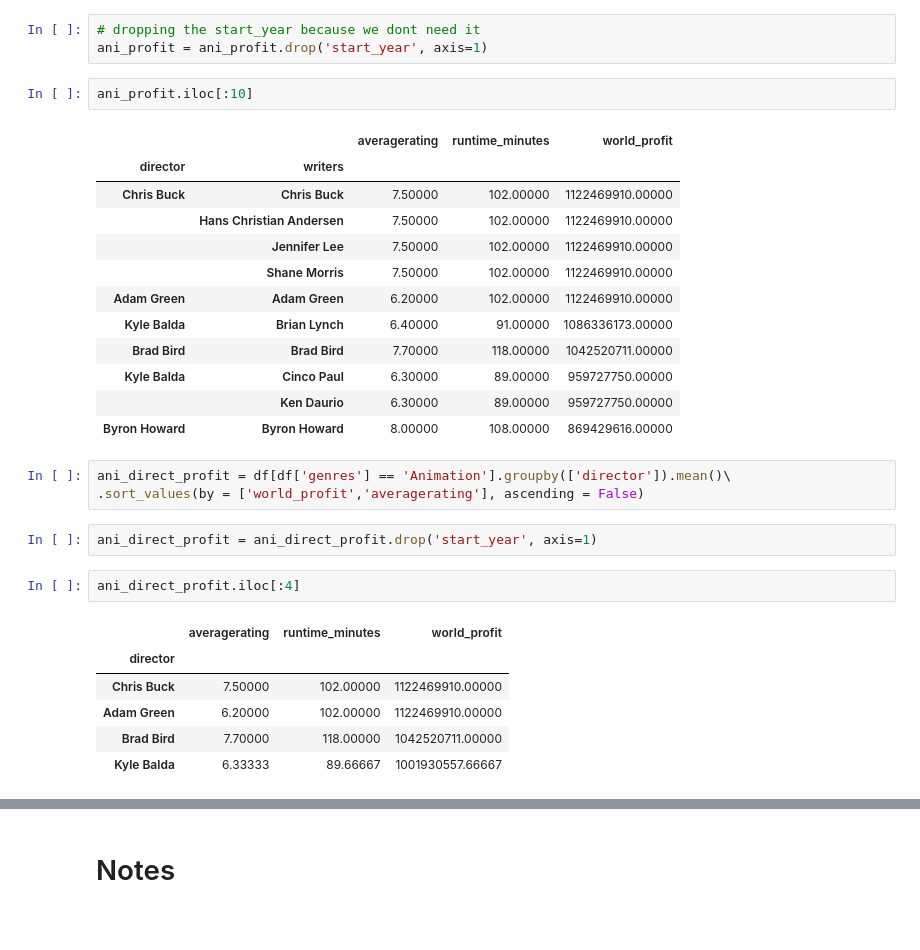
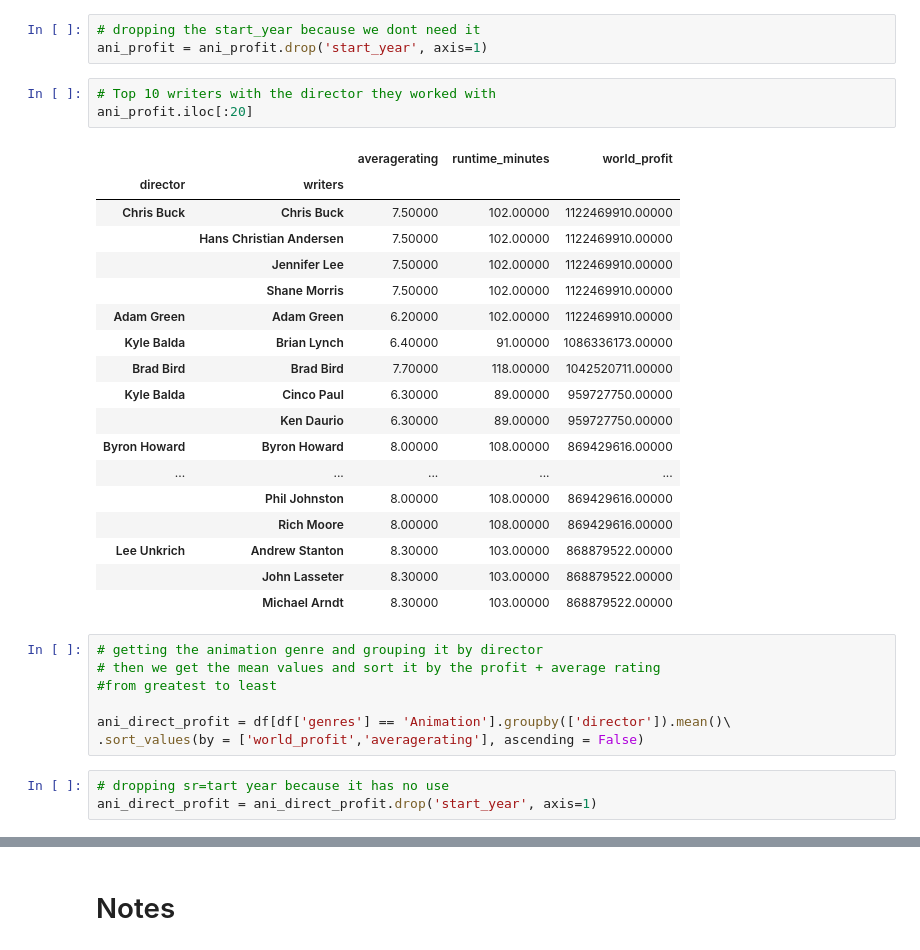
Before and after one commit to wasih790/Microsoft_Movie_Studio, a Jupyter notebook: 2_Statistical_Plotting/Question 3 - Director and Movie .ipynb, the cells around one changed output, grey strips where cells are left out. Drawn from its saved outputs; the diff is of its cells as text; blank space fills up the shorter version.

```diff
--- a/2_Statistical_Plotting/Question 3 - Director and Movie .ipynb
+++ b/2_Statistical_Plotting/Question 3 - Director and Movie .ipynb
@@ -155,32 +155,35 @@ ani_profit.shape
 # %%
 # dropping the start_year because we dont need it
 ani_profit = ani_profit.drop('start_year', axis=1)
-# %%
-ani_profit.iloc[:10]
-# %% [output]
-|  |  | averagerating | runtime_minutes | world_profit |
-| director | writers |  |  |  |
-| Chris Buck | Chris Buck | 7.50000 | 102.00000 | 1122469910.00000 |
-|  | Hans Christian Andersen | 7.50000 | 102.00000 | 1122469910.00000 |
-|  | Jennifer Lee | 7.50000 | 102.00000 | 1122469910.00000 |
-|  | Shane Morris | 7.50000 | 102.00000 | 1122469910.00000 |
-| Adam Green | Adam Green | 6.20000 | 102.00000 | 1122469910.00000 |
-| Kyle Balda | Brian Lynch | 6.40000 | 91.00000 | 1086336173.00000 |
-| Brad Bird | Brad Bird | 7.70000 | 118.00000 | 1042520711.00000 |
-| Kyle Balda | Cinco Paul | 6.30000 | 89.00000 | 959727750.00000 |
-|  | Ken Daurio | 6.30000 | 89.00000 | 959727750.00000 |
-| Byron Howard | Byron Howard | 8.00000 | 108.00000 | 869429616.00000 |
+# %%
+# Top 10 writers with the director they worked with
+ani_profit.iloc[:20]
+# %% [output]
+|  |  | averagerating | runtime_minutes | world_profit |
+| director | writers |  |  |  |
+| Chris Buck | Chris Buck | 7.50000 | 102.00000 | 1122469910.00000 |
+|  | Hans Christian Andersen | 7.50000 | 102.00000 | 1122469910.00000 |
+|  | Jennifer Lee | 7.50000 | 102.00000 | 1122469910.00000 |
+|  | Shane Morris | 7.50000 | 102.00000 | 1122469910.00000 |
+| Adam Green | Adam Green | 6.20000 | 102.00000 | 1122469910.00000 |
+| Kyle Balda | Brian Lynch | 6.40000 | 91.00000 | 1086336173.00000 |
+| Brad Bird | Brad Bird | 7.70000 | 118.00000 | 1042520711.00000 |
+| Kyle Balda | Cinco Paul | 6.30000 | 89.00000 | 959727750.00000 |
+|  | Ken Daurio | 6.30000 | 89.00000 | 959727750.00000 |
+| Byron Howard | Byron Howard | 8.00000 | 108.00000 | 869429616.00000 |
+| ... | ... | ... | ... | ... |
+|  | Phil Johnston | 8.00000 | 108.00000 | 869429616.00000 |
+|  | Rich Moore | 8.00000 | 108.00000 | 869429616.00000 |
+| Lee Unkrich | Andrew Stanton | 8.30000 | 103.00000 | 868879522.00000 |
+|  | John Lasseter | 8.30000 | 103.00000 | 868879522.00000 |
+|  | Michael Arndt | 8.30000 | 103.00000 | 868879522.00000 |
 # %%
+# getting the animation genre and grouping it by director
+# then we get the mean values and sort it by the profit + average rating
+#from greatest to least
+
 ani_direct_profit = df[df['genres'] == 'Animation'].groupby(['director']).mean()\
 .sort_values(by = ['world_profit','averagerating'], ascending = False)
 # %%
+# dropping sr=tart year because it has no use
 ani_direct_profit = ani_direct_profit.drop('start_year', axis=1)
-# %%
-ani_direct_profit.iloc[:4]
-# %% [output]
-|  | averagerating | runtime_minutes | world_profit |
-| director |  |  |  |
-| Chris Buck | 7.50000 | 102.00000 | 1122469910.00000 |
-| Adam Green | 6.20000 | 102.00000 | 1122469910.00000 |
-| Brad Bird | 7.70000 | 118.00000 | 1042520711.00000 |
-| Kyle Balda | 6.33333 | 89.66667 | 1001930557.66667 |
```
Also changed, not shown: parts of 4 cells of this notebook.
